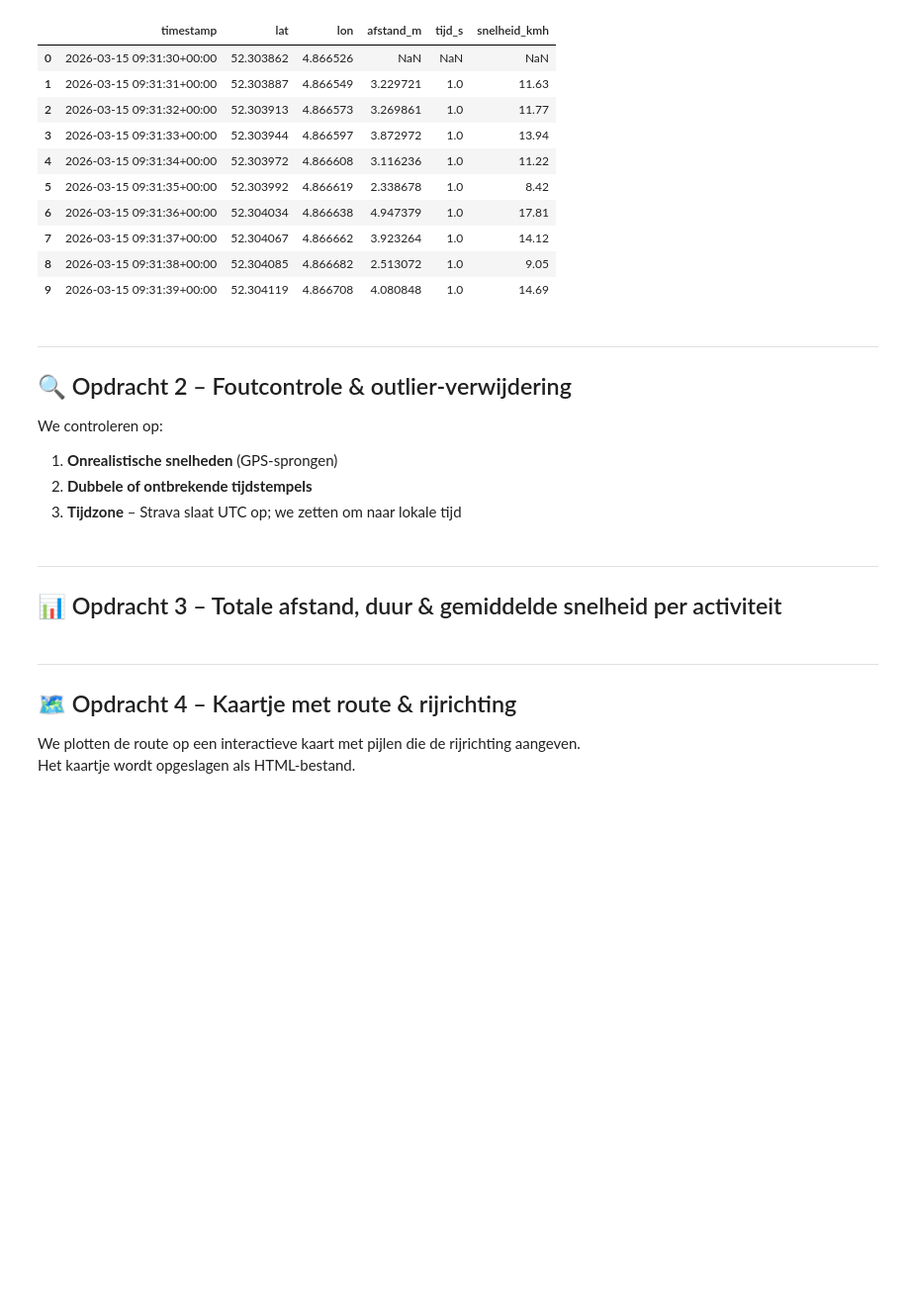
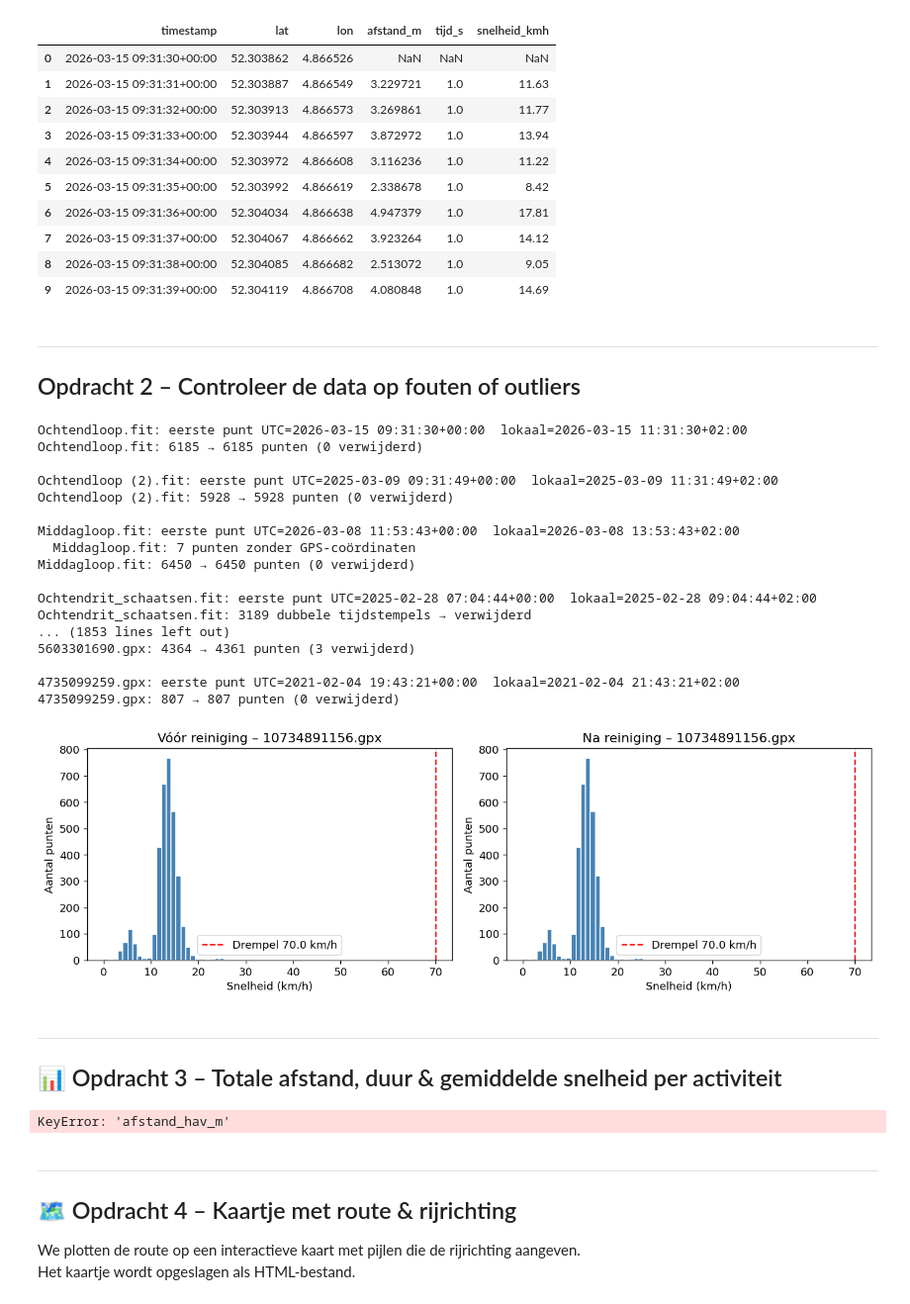
Before and after one commit to Nethamine/case4_strava, a Jupyter notebook: strava_analyse.ipynb, the cells around one changed output. Shown at 99% size. Drawn from its saved outputs; the diff is of its cells as text; code cells hidden in the pictures; blank space fills up the shorter version.

Commit message:
Opdracht 3 en 4

```diff
--- a/strava_analyse.ipynb
+++ b/strava_analyse.ipynb
@@ -56,7 +58,7 @@ LOCAL_TZ = timezone(timedelta(hours=2))  # zomertijd (CEST)
 # LOCAL_TZ = timezone(timedelta(hours=1))  # wintertijd (CET)
 
 # GPS-snelheidsdrempel voor outlier-detectie (km/h)
-MAX_SNELHEID_KMH = 120.0
+MAX_SNELHEID_KMH = 70.0
 # %%
 # ── Parser: .fit ────────────────────────────────────────────────────────────
 def laad_fit(pad: str) -> pd.DataFrame:
@@ -239,14 +241,9 @@ Sport:      running
 | 7 | 2026-03-15 09:31:37+00:00 | 52.304067 | 4.866662 | 3.923264 | 1.0 | 14.12 |
 | 8 | 2026-03-15 09:31:38+00:00 | 52.304085 | 4.866682 | 2.513072 | 1.0 | 9.05 |
 | 9 | 2026-03-15 09:31:39+00:00 | 52.304119 | 4.866708 | 4.080848 | 1.0 | 14.69 |
-# %% [markdown]
----
-## 🔍 Opdracht 2 – Foutcontrole & outlier-verwijdering
-
-We controleren op:
-1. **Onrealistische snelheden** (GPS-sprongen)
-2. **Dubbele of ontbrekende tijdstempels**
-3. **Tijdzone** – Strava slaat UTC op; we zetten om naar lokale tijd
+# %% [markdown]
+---
+##  Opdracht 2 – Controleer de data op fouten of outliers
 # %%
 def controleer_en_reinig(df: pd.DataFrame, max_snelheid: float = MAX_SNELHEID_KMH) -> pd.DataFrame:
     """Detecteer en verwijder verdachte GPS-punten."""
@@ -255,71 +252,90 @@ def controleer_en_reinig(df: pd.DataFrame, max_snelheid: float = MAX_SNELHEID_KM
 
     # ── 1. Tijdzone-check ──────────────────────────────────────────────────
     if df['timestamp'].dt.tz is None:
-        print(f'⚠️  {bron}: tijdstempels hebben geen tijdzone → UTC aangenomen')
+        print(f'{bron}: tijdstempels hebben geen tijdzone → UTC aangenomen')
         df['timestamp'] = df['timestamp'].dt.tz_localize('UTC')
 
     # Kolom met lokale tijd
     df['timestamp_lokaal'] = df['timestamp'].dt.tz_convert(LOCAL_TZ)
-    print(f'🕐 {bron}: eerste punt UTC={df["timestamp"].iloc[0]}  '
+    print(f'{bron}: eerste punt UTC={df["timestamp"].iloc[0]}  '
           f'lokaal={df["timestamp_lokaal"].iloc[0]}')
 
     # ── 2. Dubbele tijdstempels ────────────────────────────────────────────
     n_dubbel = df.duplicated('timestamp').sum()
     if n_dubbel:
-        print(f'⚠️  {bron}: {n_dubbel} dubbele tijdstempels → verwijderd')
+        print(f'{bron}: {n_dubbel} dubbele tijdstempels → verwijderd')
         df = df.drop_duplicates('timestamp')
 
     # ── 3. Ontbrekende GPS ─────────────────────────────────────────────────
     n_mis_gps = df['lat'].isna().sum()
     if n_mis_gps:
-        print(f'⚠️  {bron}: {n_mis_gps} punten zonder GPS-coördinaten')
+        print(f'  {bron}: {n_mis_gps} punten zonder GPS-coördinaten')
 
     # ── 4. Snelheidsoutliers ───────────────────────────────────────────────
     outlier_mask = df['snelheid_kmh'] > max_snelheid
     n_outlier = outlier_mask.sum()
     if n_outlier:
-        print(f'⚠️  {bron}: {n_outlier} punten met snelheid > {max_snelheid} km/h '
+        print(f'{bron}: {n_outlier} punten met snelheid > {max_snelheid} km/h '
               f'(max gevonden: {df["snelheid_kmh"].max():.1f} km/h) → verwijderd')
         df = df[~outlier_mask]
 
     # ── 5. Negatief tijdsverschil ──────────────────────────────────────────
     df = df.sort_values('timestamp').reset_index(drop=True)
     n_achteruit = (df['tijd_s'] < 0).sum()
     if n_achteruit:
-        print(f'⚠️  {bron}: {n_achteruit} punten met negatief tijdsverschil → verwijderd')
+        print(f'{bron}: {n_achteruit} punten met negatief tijdsverschil → verwijderd')
         df = df[df['tijd_s'] >= 0]
 
     n_na = len(df)
-    print(f'✅ {bron}: {n_voor} → {n_na} punten ({n_voor - n_na} verwijderd)\n')
+    print(f'{bron}: {n_voor} → {n_na} punten ({n_voor - n_na} verwijderd)\n')
     return df.reset_index(drop=True)
 
 
 activiteiten_schoon = [controleer_en_reinig(df) for df in activiteiten]
 
 # Visualiseer snelheidsverdeling vóór/na reiniging (eerste activiteit)
 if activiteiten and activiteiten_schoon:
     fig, axes = plt.subplots(1, 2, figsize=(12, 4))
     for ax, data, titel in zip(
         axes,
-        [activiteiten[0], activiteiten_schoon[0]],
+        [activiteiten[67], activiteiten_schoon[67]],
         ['Vóór reiniging', 'Na reiniging']
     ):
         v = data['snelheid_kmh'].dropna()
         ax.hist(v, bins=60, color='steelblue', edgecolor='white')
         ax.axvline(MAX_SNELHEID_KMH, color='red', linestyle='--', label=f'Drempel {MAX_SNELHEID_KMH} km/h')
         ax.set_xlabel('Snelheid (km/h)')
         ax.set_ylabel('Aantal punten')
         ax.set_title(f'{titel} – {data["bron"].iloc[0]}')
         ax.legend()
     plt.tight_layout()
     plt.show()
+# %% [output]
+Ochtendloop.fit: eerste punt UTC=2026-03-15 09:31:30+00:00  lokaal=2026-03-15 11:31:30+02:00
+Ochtendloop.fit: 6185 → 6185 punten (0 verwijderd)
+
+Ochtendloop (2).fit: eerste punt UTC=2025-03-09 09:31:49+00:00  lokaal=2025-03-09 11:31:49+02:00
+Ochtendloop (2).fit: 5928 → 5928 punten (0 verwijderd)
+
+Middagloop.fit: eerste punt UTC=2026-03-08 11:53:43+00:00  lokaal=2026-03-08 13:53:43+02:00
+  Middagloop.fit: 7 punten zonder GPS-coördinaten
+Middagloop.fit: 6450 → 6450 punten (0 verwijderd)
+
+Ochtendrit_schaatsen.fit: eerste punt UTC=2025-02-28 07:04:44+00:00  lokaal=2025-02-28 09:04:44+02:00
+Ochtendrit_schaatsen.fit: 3189 dubbele tijdstempels → verwijderd
+... (1853 lines left out)
+5603301690.gpx: 4364 → 4361 punten (3 verwijderd)
+
+4735099259.gpx: eerste punt UTC=2021-02-04 19:43:21+00:00  lokaal=2021-02-04 21:43:21+02:00
+4735099259.gpx: 807 → 807 punten (0 verwijderd)
+[figure, added]
 # %% [markdown]
 ---
 ## 📊 Opdracht 3 – Totale afstand, duur & gemiddelde snelheid per activiteit
 # %%
 def activiteit_samenvatting(df: pd.DataFrame) -> dict:
     """Bereken samenvattende statistieken voor één activiteit."""
-    totaal_afstand_km = df['afstand_hav_m'].sum() / 1000
+    totaal_afstand_km = df['afstand_m'].sum() / 1000
     start = df['timestamp'].min()
     eind  = df['timestamp'].max()
     duur_min = (eind - start).total_seconds() / 60
@@ -359,6 +375,8 @@ display(df_samen.style
     })
     .background_gradient(subset=['afstand_km', 'gem_snelheid_kmh'], cmap='Blues')
 )
+# %% [output]
+KeyError: 'afstand_hav_m'
 # %% [markdown]
 ---
 ## 🗺️ Opdracht 4 – Kaartje met route & rijrichting
```
Also changed, not shown: parts of 1 cell of this notebook, 1 other file.
